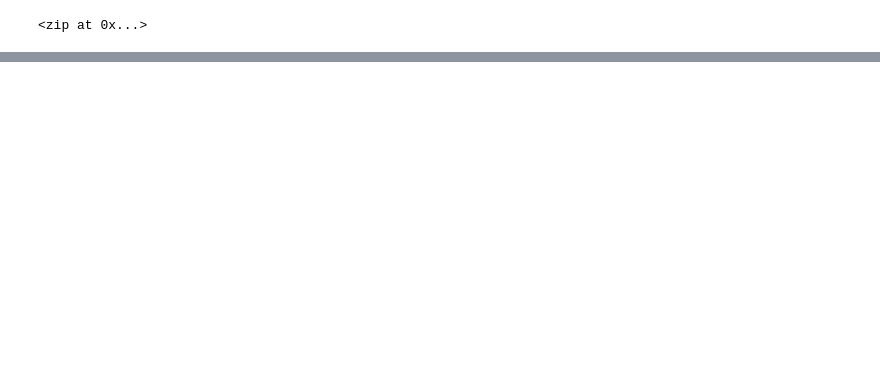
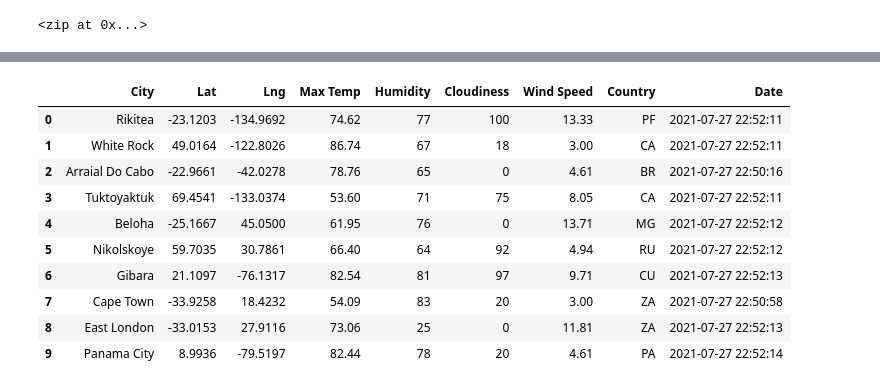
Before and after one commit to pmoores/World_Weather_Analysis, a Jupyter notebook: Weatherpy.ipynb, the cells around one changed output, grey strips where cells are left out. Drawn from its saved outputs; the diff is of its cells as text; code cells hidden in the pictures; blank space fills up the shorter version.

```diff
--- a/Weatherpy.ipynb
+++ b/Weatherpy.ipynb
@@ -35,0 +136,16 @@ len(cities)
+# %%
+# Convert the array of dictionaries to a Pandas DataFrame.
+city_data_df = pd.DataFrame(city_data)
+city_data_df.head(10)
+# %% [output]
+|  | City | Lat | Lng | Max Temp | Humidity | Cloudiness | Wind Speed | Country | Date |
+| 0 | Rikitea | -23.1203 | -134.9692 | 74.62 | 77 | 100 | 13.33 | PF | 2021-07-27 22:52:11 |
+| 1 | White Rock | 49.0164 | -122.8026 | 86.74 | 67 | 18 | 3.00 | CA | 2021-07-27 22:52:11 |
+| 2 | Arraial Do Cabo | -22.9661 | -42.0278 | 78.76 | 65 | 0 | 4.61 | BR | 2021-07-27 22:50:16 |
+| 3 | Tuktoyaktuk | 69.4541 | -133.0374 | 53.60 | 71 | 75 | 8.05 | CA | 2021-07-27 22:52:11 |
+| 4 | Beloha | -25.1667 | 45.0500 | 61.95 | 76 | 0 | 13.71 | MG | 2021-07-27 22:52:12 |
+| 5 | Nikolskoye | 59.7035 | 30.7861 | 66.40 | 64 | 92 | 4.94 | RU | 2021-07-27 22:52:12 |
+| 6 | Gibara | 21.1097 | -76.1317 | 82.54 | 81 | 97 | 9.71 | CU | 2021-07-27 22:52:13 |
+| 7 | Cape Town | -33.9258 | 18.4232 | 54.09 | 83 | 20 | 3.00 | ZA | 2021-07-27 22:50:58 |
+| 8 | East London | -33.0153 | 27.9116 | 73.06 | 25 | 0 | 11.81 | ZA | 2021-07-27 22:52:13 |
+| 9 | Panama City | 8.9936 | -79.5197 | 82.44 | 78 | 20 | 4.61 | PA | 2021-07-27 22:52:14 |
```
Also changed, not shown: parts of 7 cells of this notebook, 4 other files.
